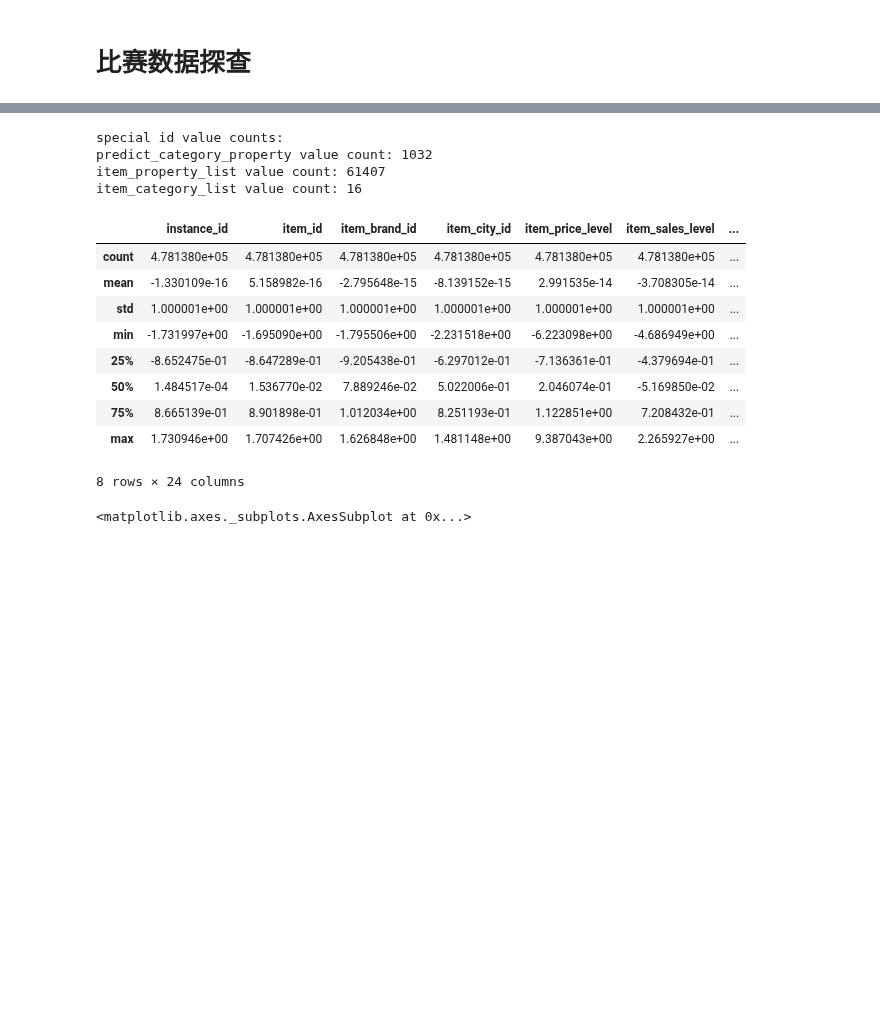
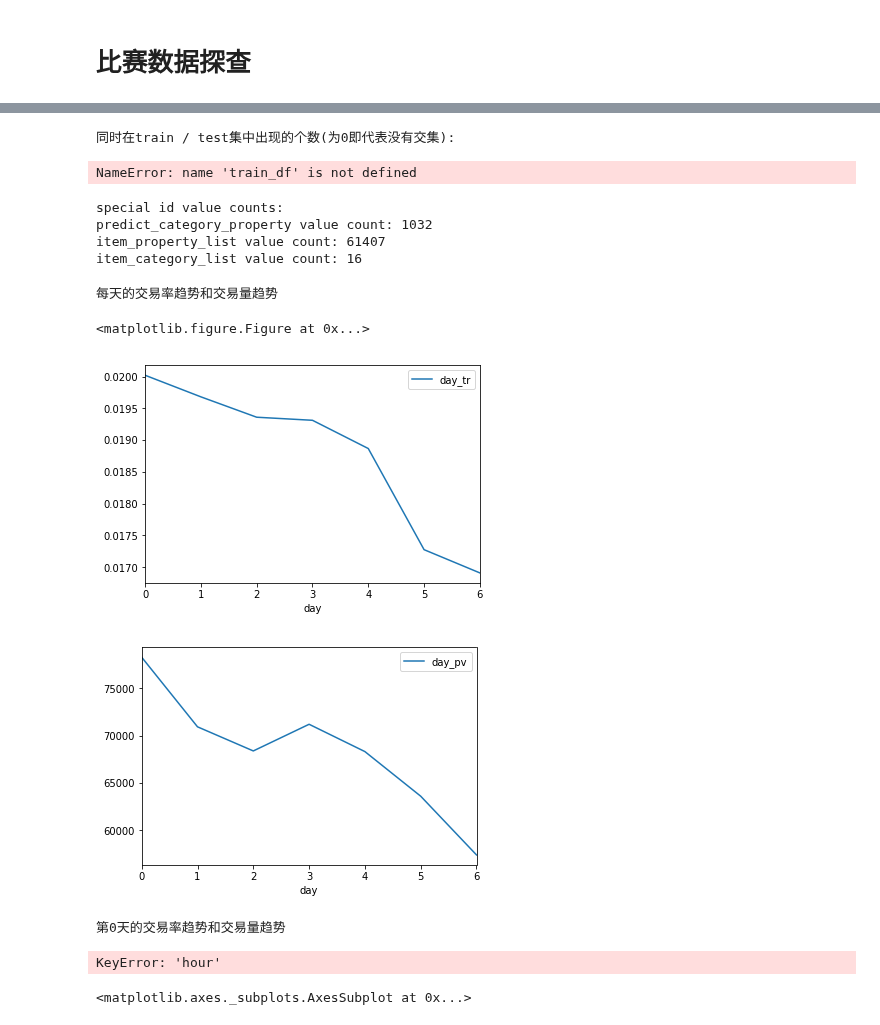
Before and after one commit to secrettianchigroup/SecretTianchiProject, a Jupyter notebook: data_peek.ipynb, the cells around one changed output, grey strips where cells are left out. Saved outputs shown, nothing was run; the diff lists cells and outputs as text; code cells hidden in the pictures; blank space fills up the shorter version.

```diff
--- a/data_peek.ipynb
+++ b/data_peek.ipynb
@@ -43,6 +35,18 @@ train_df[train_df['shop_review_positive_rate'] == -1].describe()
 *处理方法*:
 - 直方图, id分布情况
 - id计数
+# %%
+print('同时在train / test集中出现的个数(为0即代表没有交集): ')
+for col in train_df:
+    if col not in test_df:
+        continue
+    # joined = test_df.join(train_df, on=col, how='inner', lsuffix='_y')
+    # joined = pd.merge(test_df, train_df, on=col, how='inner')
+    print(len(set(test[col].values)))
+    print(col + ' ' + str(len(joined)))
+# %% [output]
+同时在train / test集中出现的个数(为0即代表没有交集):
+NameError: name 'train_df' is not defined
 # %%
 ##########
 # 特殊id处理
@@ -130,16 +89,48 @@ train_df = norm(train_df, nums)
-# %%
-train_df.describe()
-# %% [output]
-|  | instance_id | item_id | item_brand_id | item_city_id | item_price_level | item_sales_level | ... |
-| count | 4.781380e+05 | 4.781380e+05 | 4.781380e+05 | 4.781380e+05 | 4.781380e+05 | 4.781380e+05 | ... |
-| mean | -1.330109e-16 | 5.158982e-16 | -2.795648e-15 | -8.139152e-15 | 2.991535e-14 | -3.708305e-14 | ... |
-| std | 1.000001e+00 | 1.000001e+00 | 1.000001e+00 | 1.000001e+00 | 1.000001e+00 | 1.000001e+00 | ... |
-| min | -1.731997e+00 | -1.695090e+00 | -1.795506e+00 | -2.231518e+00 | -6.223098e+00 | -4.686949e+00 | ... |
-| 25% | -8.652475e-01 | -8.647289e-01 | -9.205438e-01 | -6.297012e-01 | -7.136361e-01 | -4.379694e-01 | ... |
-| 50% | 1.484517e-04 | 1.536770e-02 | 7.889246e-02 | 5.022006e-01 | 2.046074e-01 | -5.169850e-02 | ... |
-| 75% | 8.665139e-01 | 8.901898e-01 | 1.012034e+00 | 8.251193e-01 | 1.122851e+00 | 7.208432e-01 | ... |
-| max | 1.730946e+00 | 1.707426e+00 | 1.626848e+00 | 1.481148e+00 | 9.387043e+00 | 2.265927e+00 | ... |
-8 rows × 24 columns
+# %%
+##############################
+# 打印分析
+import matplotlib.pyplot as plt
+from datetime import datetime
+from sklearn import preprocessing
+le = preprocessing.LabelEncoder()
+%matplotlib inline
+
+def extract_date(x):
+    d = datetime.fromtimestamp(x)
+    return d.strftime('%Y-%m-%d')
+train_df['day'] = le.fit_transform(train_df['context_timestamp'].apply(lambda x: extract_date(x)))
+
+
+def paintTradeCntAndRate(df, idCol):
+    rateCol = idCol + '_tr'
+    pvCol = idCol + '_pv'
+
+    a = df.groupby([idCol]).agg({'is_trade':'sum'})
+    b = df.groupby([idCol]).agg({'is_trade':'size'})
+    c = a.join(b, lsuffix="_sum", rsuffix="_size")
+    c[rateCol] = c['is_trade_sum'] / c['is_trade_size']
+    c[pvCol] = c['is_trade_size']
+    # print(c['is_trade_sum'], c['is_trade_size'])
+
+    plt.figure()
+    c.plot(y=rateCol)
+    c.plot(y=pvCol)
+    plt.show()
+
+print("每天的交易率趋势和交易量趋势")
+paintTradeCntAndRate(train_df.copy(), "day")
+
+for i in range(0, 7):
+    print("第%s天的交易率趋势和交易量趋势" % i)
+    t = train_df.copy()
+    paintTradeCntAndRate(t[t["day"] == i], "hour")
+# %% [output]
+每天的交易率趋势和交易量趋势
+<matplotlib.figure.Figure at 0x...>
+[figure, added]
+[figure, added]
+第0天的交易率趋势和交易量趋势
+KeyError: 'hour'
 # %%
 #############
 # 查看id属性的直方图
```
Also changed, not shown: parts of 30 cells of this notebook, 9 other files.
